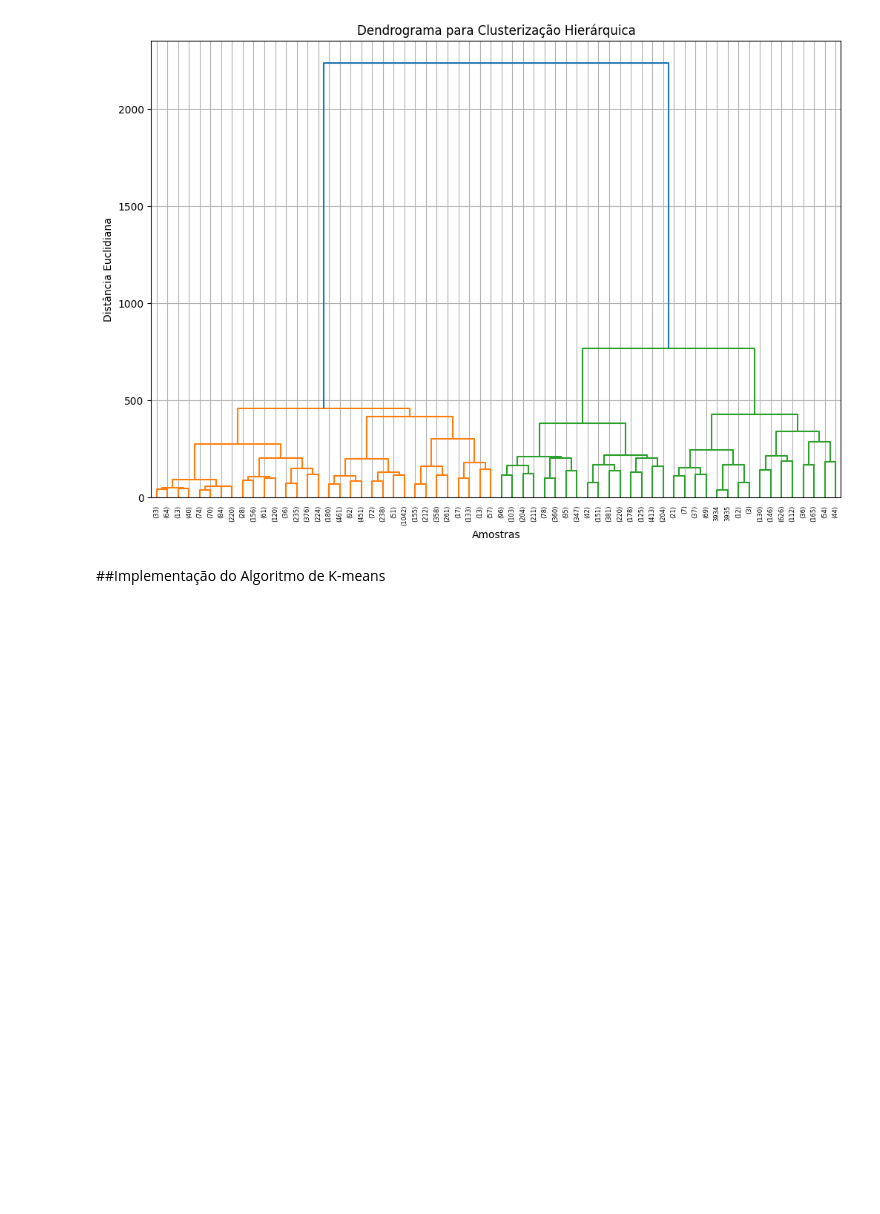
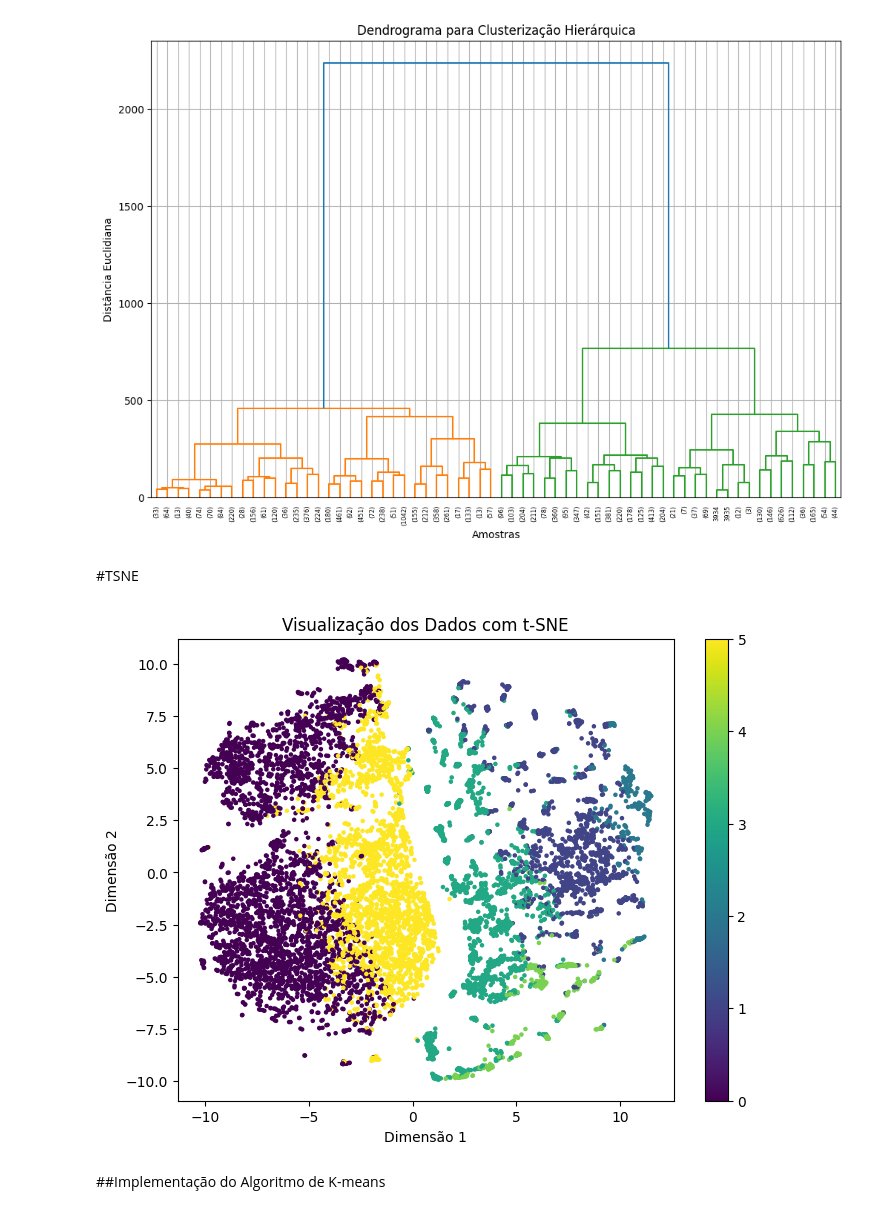
Before and after one commit to aureliodeboa/Restic-K-means, a Jupyter notebook: Atividade2Restic.ipynb, the cells around one changed output. Drawn from its saved outputs; the diff is of its cells as text; code cells hidden in the pictures; blank space fills up the shorter version.

```diff
--- a/Atividade2Restic.ipynb
+++ b/Atividade2Restic.ipynb
@@ -127,6 +127,30 @@ plt.grid(True)
 plt.show()
 # %% [output]
 [figure]
+# %% [markdown]
+#TSNE
+# %%
+from sklearn.preprocessing import StandardScaler
+from sklearn.manifold import TSNE
+# Normalização das features
+scaler = StandardScaler()
+X_scaled = scaler.fit_transform(X)
+
+
+# Reduzindo os dados para 2 dimensões com t-SNE
+tsne = TSNE(n_components=2, perplexity=30, n_iter=300, random_state=42)
+X_tsne = tsne.fit_transform(X_scaled)
+
+# Plotando os dados reduzidos em 2D
+plt.figure(figsize=(8, 6))
+plt.scatter(X_tsne[:, 0], X_tsne[:, 1], c=clusters, cmap='viridis', s=5)
+plt.title('Visualização dos Dados com t-SNE')
+plt.xlabel('Dimensão 1')
+plt.ylabel('Dimensão 2')
+plt.colorbar()
+plt.show()
+# %% [output]
+[figure, added]
 # %% [markdown]
 ##Implementação do Algoritmo de K-means
 # %%
```
